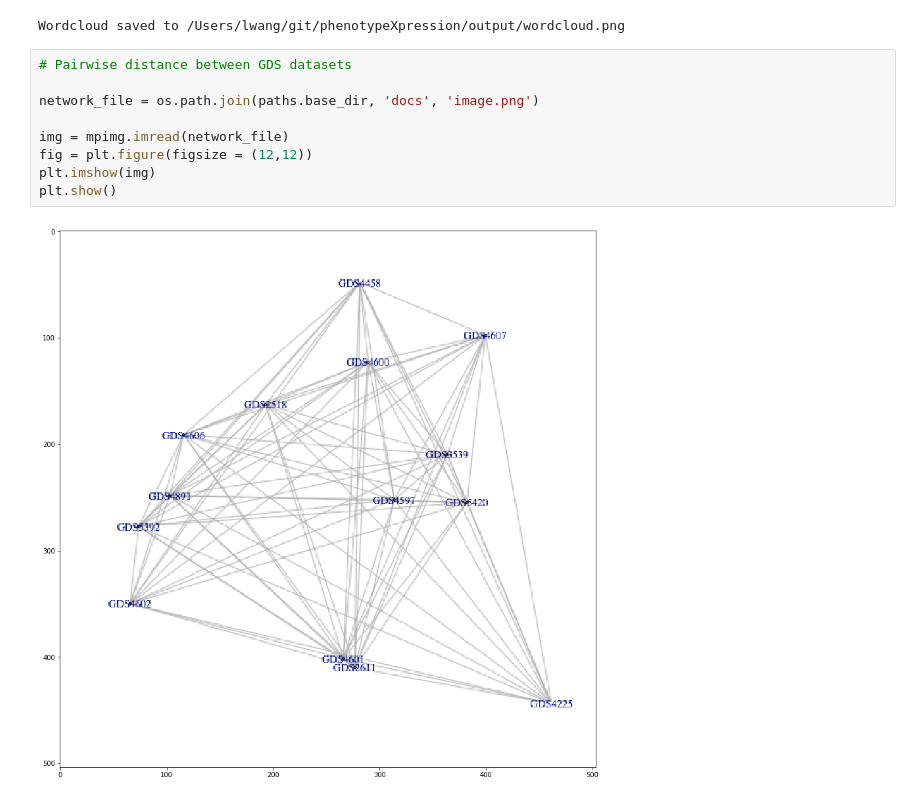
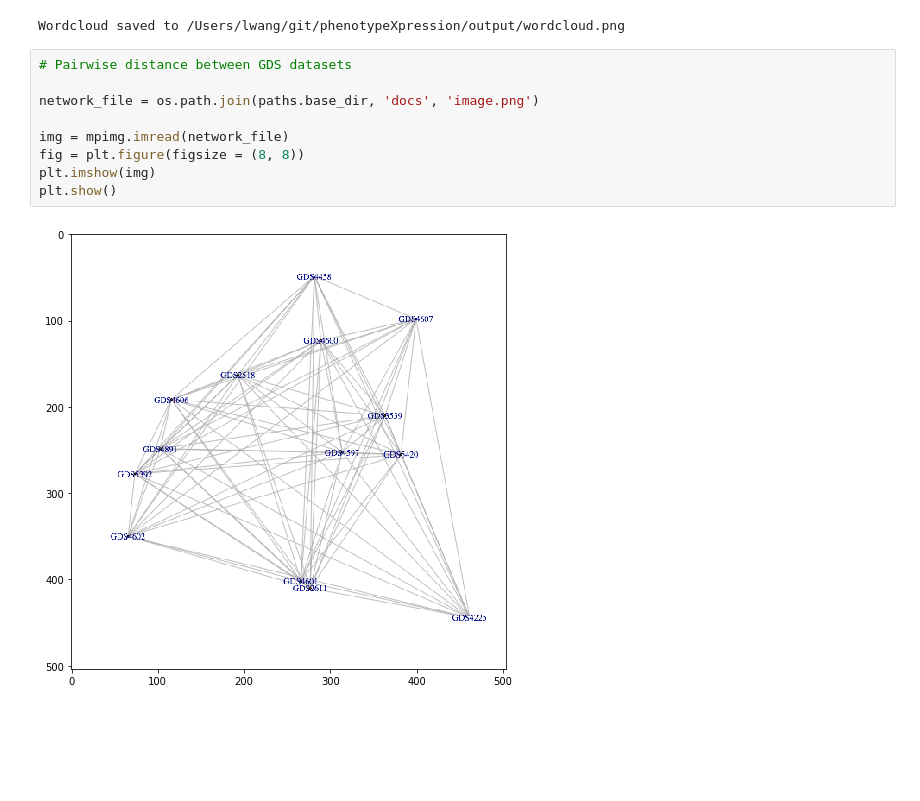
Before and after one commit to NCBI-Hackathons/phenotypeXpression, a Jupyter notebook: examples/example_pipeline.ipynb, the cells around one changed output. Drawn from its saved outputs; the diff is of its cells as text; blank space fills up the shorter version.

```diff
--- a/examples/example_pipeline.ipynb
+++ b/examples/example_pipeline.ipynb
@@ -64,11 +64,11 @@ Wordcloud saved to /Users/lwang/git/phenotypeXpression/output/wordcloud.png
 # %%
 # Pairwise distance between GDS datasets
 
 network_file = os.path.join(paths.base_dir, 'docs', 'image.png')
 
 img = mpimg.imread(network_file)
-fig = plt.figure(figsize = (12,12))
+fig = plt.figure(figsize = (8, 8))
 plt.imshow(img)
 plt.show()
 # %% [output]
-[figure, old version]
+[figure, new version]
```
Also changed, not shown: parts of 1 cell of this notebook.
